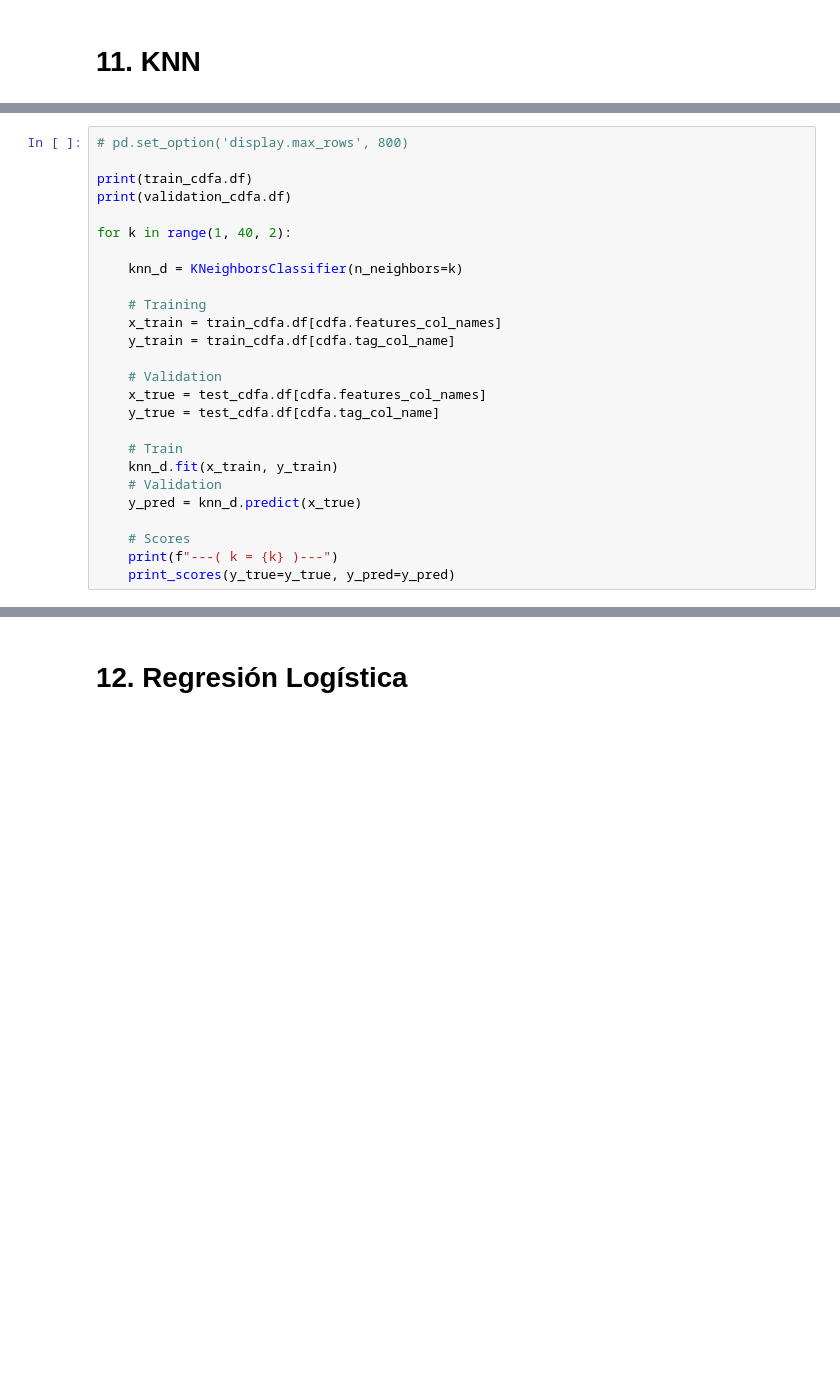
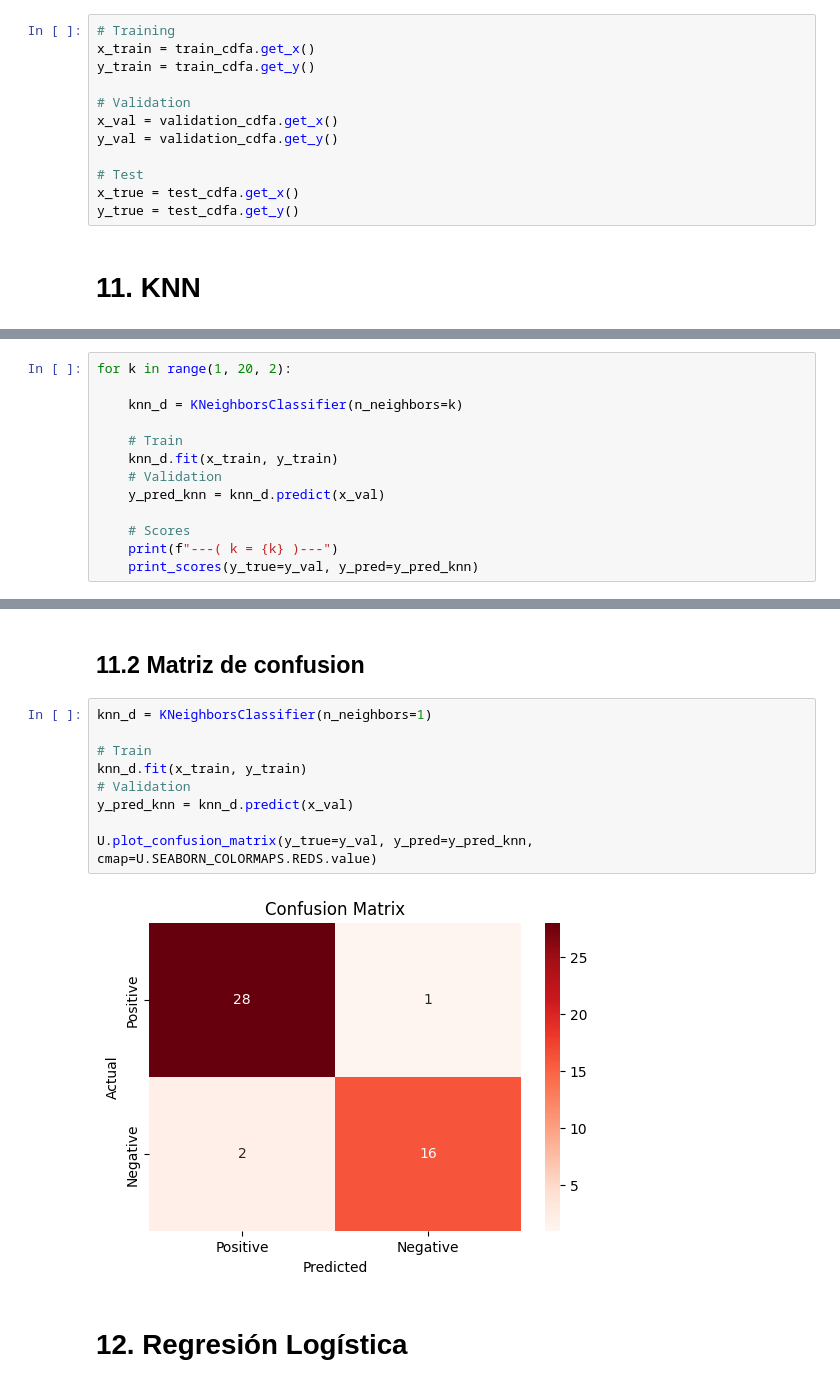
Before and after one commit to MajinLoop/IC6200_AI_P1, a Jupyter notebook: src/alzheimer.ipynb, the cells around one changed output, grey strips where cells are left out. Drawn from its saved outputs; the diff is of its cells as text; blank space fills up the shorter version.

```diff
--- a/src/alzheimer.ipynb
+++ b/src/alzheimer.ipynb
@@ -527,2 +578,14 @@ Tags: [0 1]
+# %%
+# Training
+x_train = train_cdfa.get_x()
+y_train = train_cdfa.get_y()
+
+# Validation
+x_val = validation_cdfa.get_x()
+y_val = validation_cdfa.get_y()
+
+# Test
+x_true = test_cdfa.get_x()
+y_true = test_cdfa.get_y()
 # %% [markdown]
 # 11. KNN
@@ -529,27 +596,14 @@ Tags: [0 1]
 # %%
-# pd.set_option('display.max_rows', 800)
-
-print(train_cdfa.df)
-print(validation_cdfa.df)
-
-for k in range(1, 40, 2):
+for k in range(1, 20, 2):
 
     knn_d = KNeighborsClassifier(n_neighbors=k)
-
-    # Training
-    x_train = train_cdfa.df[cdfa.features_col_names]
-    y_train = train_cdfa.df[cdfa.tag_col_name]
-
-    # Validation
-    x_true = test_cdfa.df[cdfa.features_col_names]
-    y_true = test_cdfa.df[cdfa.tag_col_name]
 
     # Train
     knn_d.fit(x_train, y_train)
     # Validation
-    y_pred = knn_d.predict(x_true)
+    y_pred_knn = knn_d.predict(x_val)
 
     # Scores
     print(f"---( k = {k} )---")
-    print_scores(y_true=y_true, y_pred=y_pred)
+    print_scores(y_true=y_val, y_pred=y_pred_knn)
 # %% [output]
@@ -573,2 +633,15 @@ F1 Score: 0.71
+# %% [markdown]
+## 11.2 Matriz de confusion
+# %%
+knn_d = KNeighborsClassifier(n_neighbors=1)
+
+# Train
+knn_d.fit(x_train, y_train)
+# Validation
+y_pred_knn = knn_d.predict(x_val)
+
+U.plot_confusion_matrix(y_true=y_val, y_pred=y_pred_knn, cmap=U.SEABORN_COLORMAPS.REDS.value)
+# %% [output]
+[figure, added]
 # %% [markdown]
 # 12. Regresión Logística
```
Also changed, not shown: parts of 37 cells of this notebook, 1 other file.
